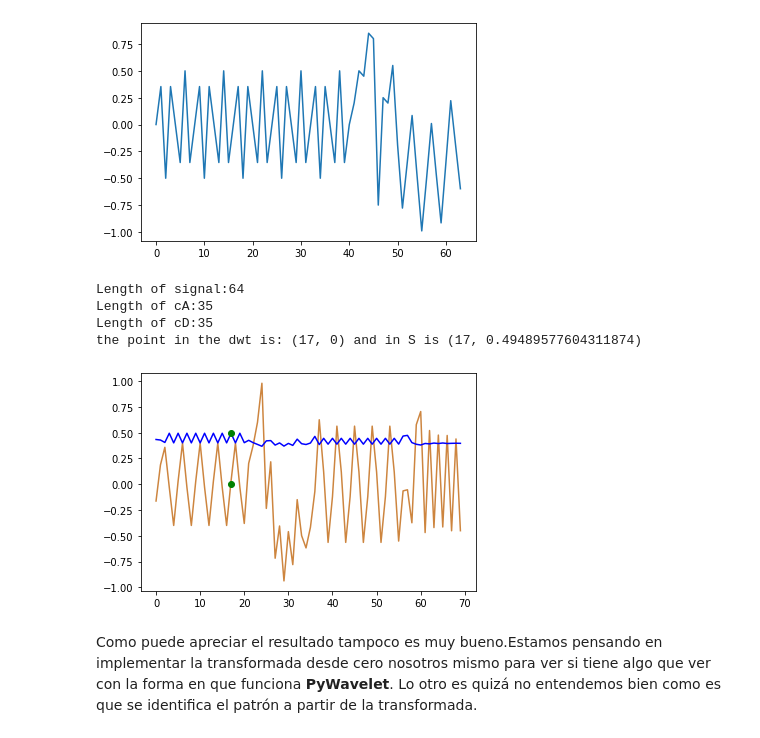
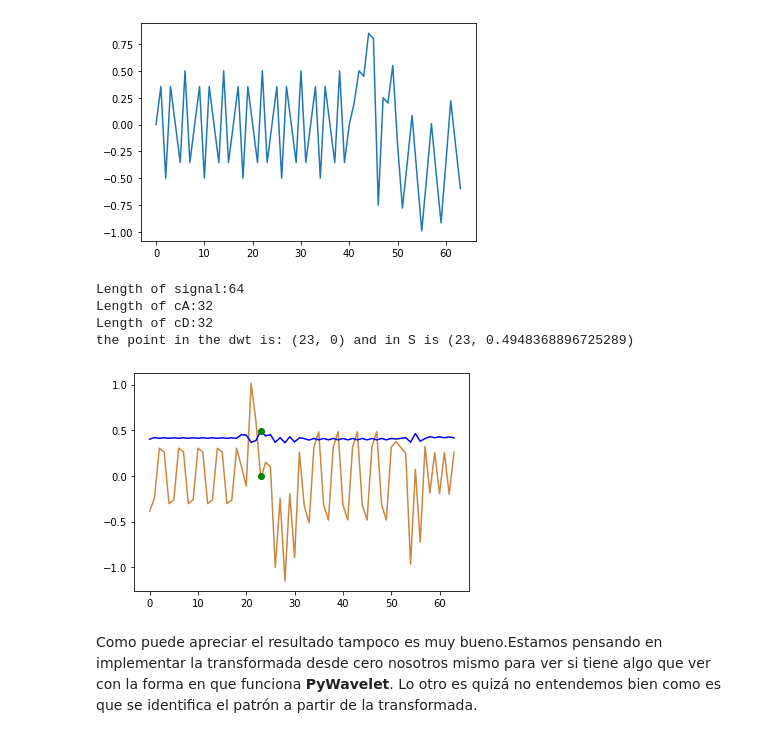
Before and after one commit to adrian13579/discrete-shapelet-transform, a Jupyter notebook: notebooks/1D_signal_example.ipynb, the cells around one changed output. Cells and saved outputs as stored; diff of their text form; code cells hidden in the pictures.

```diff
--- a/notebooks/1D_signal_example.ipynb
+++ b/notebooks/1D_signal_example.ipynb
@@ -108,7 +108,7 @@ plt.show()
 La señal se ve distinta a la del artículo. No sabemos exactamente por qué pasa esto.
 # %%
 print(f'Length of signal:{len(y)}')
-(cA, cD) = pywt.dwt(y, myWavelet)
+(cA, cD) = pywt.dwt(y, myWavelet,mode='per')
 print(f'Length of cA:{len(cA)}')
 print(f'Length of cD:{len(cD)}')
 y = np.concatenate([cA, cD])
@@ -158,7 +158,7 @@ plt.show()
 [figure]
 # %%
 print(f'Length of signal:{len(y)}')
-(cA, cD) = pywt.dwt(y, myWavelet)
+(cA, cD) = pywt.dwt(y, myWavelet, mode='per')
 print(f'Length of cA:{len(cA)}')
 print(f'Length of cD:{len(cD)}')
 y = np.concatenate([cA, cD])
@@ -289,30 +289,30 @@ plt.show()
 [figure]
 # %%
 print(f'Length of signal:{len(y)}')
-(cA, cD) = pywt.dwt(y, myWavelet)
+(cA, cD) = pywt.dwt(y, myWavelet,mode='per')
 print(f'Length of cA:{len(cA)}')
 print(f'Length of cD:{len(cD)}')
 y = np.concatenate([cA, cD])
 
 alpha = 0.1
 s = [math.exp(-(np.abs(y[i])**alpha)) for i in range(len(y))]
 x = [i for i in range(len(y))]
 plt.plot(x, y, 'peru')
 plt.plot(x, s, 'b-')
 
 s_max = max(s) # buscando el valor mas cercano a 1 en S
 x1_max = s.index(s_max)
 
 plt.plot(x1_max, s_max, 'go')
 plt.plot(x1_max, 0, 'go')
 print(f'the point in the dwt is: ({x1_max}, 0) and in S is ({x1_max}, {s_max})')
 
 plt.show()
 # %% [output]
 Length of signal:64
-Length of cA:35
-Length of cD:35
-the point in the dwt is: (17, 0) and in S is (17, 0.49489577604311874)
+Length of cA:32
+Length of cD:32
+the point in the dwt is: (23, 0) and in S is (23, 0.4948368896725289)
-[figure, old version]
+[figure, new version]
 # %% [markdown]
 Como  puede apreciar el resultado tampoco es muy bueno.Estamos pensando en implementar la transformada desde cero nosotros mismo para ver si tiene algo que ver con la forma en que funciona **PyWavelet**. Lo otro es quizá no entendemos bien como es que se identifica el patrón a partir de la transformada.
```
Also changed, not shown: parts of 3 cells of this notebook.
